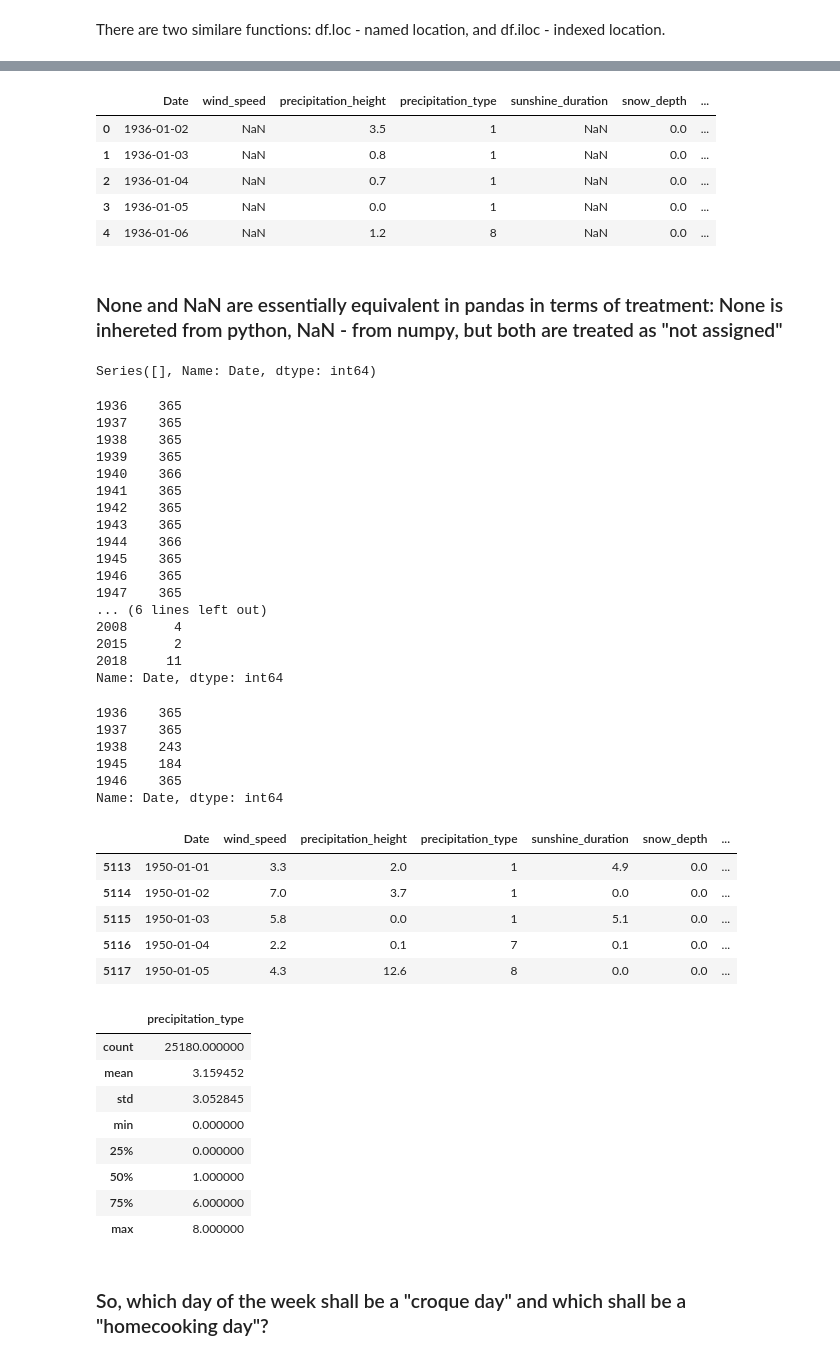
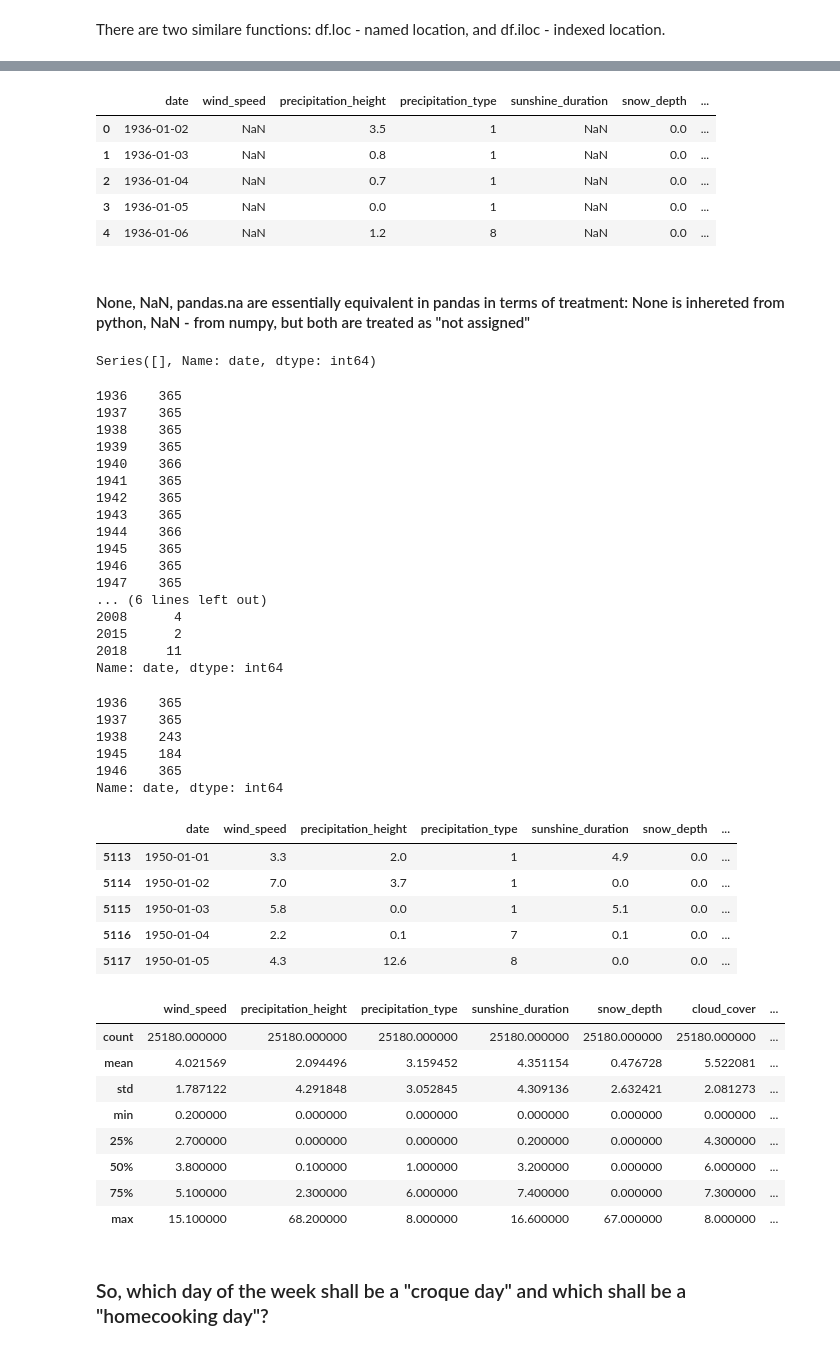
Before and after one commit to kahovka/DataProcessingPandas, a Jupyter notebook: DE_Weather_HH.ipynb, the cells around one changed output, grey strips where cells are left out. Drawn from its saved outputs; the diff is of its cells as text; code cells hidden in the pictures.

```diff
--- a/DE_Weather_HH.ipynb
+++ b/DE_Weather_HH.ipynb
@@ -7,6 +25,6 @@ import numpy as np
 # %%
 data = pd.read_csv('./data/produkt_klima_tag_19360101_20181231_01975.txt', sep=';', header = 1, index_col = False,
-                  names = ['Station_ID', 'Date', 'QC_34', 'wind_gusts', 'wind_speed', 'QC_next',
+                  names = ['Station_ID', 'date', 'QC_34', 'wind_gusts', 'wind_speed', 'QC_next',
                            'precipitation_height', 'precipitation_type', 'sunshine_duration', 'snow_depth',
                            'cloud_cover', 'vapour_pressure', 'atm_pressure', 'temp_mean', 'rh', 'temp_max',
                            'temp_min', 'temp_min_ground', 'eor'])
@@ -109,4 +151,4 @@ Name: Date, dtype: object
 # %%
-data['Date'] = data['Date'].apply(lambda x :datetime.strptime(str(x), '%Y%m%d').date())
+data['date'] = data['date'].apply(lambda x :datetime.strptime(str(x), '%Y%m%d').date())
 data.head()
 # %% [output]
@@ -176,20 +223,20 @@ memory usage: 2.8+ MB
 # %%
 data.head()
 # %% [output]
-|  | Date | wind_speed | precipitation_height | precipitation_type | sunshine_duration | snow_depth | ... |
+|  | date | wind_speed | precipitation_height | precipitation_type | sunshine_duration | snow_depth | ... |
 | 0 | 1936-01-02 | NaN | 3.5 | 1 | NaN | 0.0 | ... |
 | 1 | 1936-01-03 | NaN | 0.8 | 1 | NaN | 0.0 | ... |
 | 2 | 1936-01-04 | NaN | 0.7 | 1 | NaN | 0.0 | ... |
 | 3 | 1936-01-05 | NaN | 0.0 | 1 | NaN | 0.0 | ... |
 | 4 | 1936-01-06 | NaN | 1.2 | 8 | NaN | 0.0 | ... |
 # %% [markdown]
-### None and NaN are essentially equivalent in pandas in terms of treatment: None is inhereted from python, NaN - from numpy, but both are treated as "not assigned"
+#### None, NaN, pandas.na are essentially equivalent in pandas in terms of treatment: None is inhereted from python, NaN - from numpy, but both are treated as "not assigned"
 # %%
-data[data.wind_speed == None]['Date'].apply(lambda x: x.year).value_counts().sort_index() #try on data_temp
+data[data.wind_speed == None]['date'].apply(lambda x: x.year).value_counts().sort_index() #try on data_temp
 # %% [output]
-Series([], Name: Date, dtype: int64)
+Series([], Name: date, dtype: int64)
 # %%
-data[data.wind_speed.isna()]['Date'].apply(lambda x: x.year).value_counts().sort_index()
+data[data.wind_speed.isna()]['date'].apply(lambda x: x.year).value_counts().sort_index()
 # %% [output]
 1936    365
 1937    365
@@ -207,38 +254,38 @@ data[data.wind_speed.isna()]['Date'].apply(lambda x: x.year).value_counts().sort
 2008      4
 2015      2
 2018     11
-Name: Date, dtype: int64
+Name: date, dtype: int64
 # %%
-data[data.sunshine_duration.isna()]['Date'].apply(lambda x: x.year).value_counts().sort_index()
+data[data.sunshine_duration.isna()]['date'].apply(lambda x: x.year).value_counts().sort_index()
 # %% [output]
 1936    365
 1937    365
 1938    243
 1945    184
 1946    365
-Name: Date, dtype: int64
+Name: date, dtype: int64
 # %%
 data = data.dropna()
 data.head()
 # %% [output]
-|  | Date | wind_speed | precipitation_height | precipitation_type | sunshine_duration | snow_depth | ... |
+|  | date | wind_speed | precipitation_height | precipitation_type | sunshine_duration | snow_depth | ... |
 | 5113 | 1950-01-01 | 3.3 | 2.0 | 1 | 4.9 | 0.0 | ... |
 | 5114 | 1950-01-02 | 7.0 | 3.7 | 1 | 0.0 | 0.0 | ... |
 | 5115 | 1950-01-03 | 5.8 | 0.0 | 1 | 5.1 | 0.0 | ... |
 | 5116 | 1950-01-04 | 2.2 | 0.1 | 7 | 0.1 | 0.0 | ... |
 | 5117 | 1950-01-05 | 4.3 | 12.6 | 8 | 0.0 | 0.0 | ... |
 # %%
-data.describe(include = ['int64'])
+data.describe(include = ['int64', 'float64'])
 # %% [output]
-|  | precipitation_type |
-| count | 25180.000000 |
-| mean | 3.159452 |
-| std | 3.052845 |
-| min | 0.000000 |
-| 25% | 0.000000 |
-| 50% | 1.000000 |
-| 75% | 6.000000 |
-| max | 8.000000 |
+|  | wind_speed | precipitation_height | precipitation_type | sunshine_duration | snow_depth | cloud_cover | ... |
+| count | 25180.000000 | 25180.000000 | 25180.000000 | 25180.000000 | 25180.000000 | 25180.000000 | ... |
+| mean | 4.021569 | 2.094496 | 3.159452 | 4.351154 | 0.476728 | 5.522081 | ... |
+| std | 1.787122 | 4.291848 | 3.052845 | 4.309136 | 2.632421 | 2.081273 | ... |
+| min | 0.200000 | 0.000000 | 0.000000 | 0.000000 | 0.000000 | 0.000000 | ... |
+| 25% | 2.700000 | 0.000000 | 0.000000 | 0.200000 | 0.000000 | 4.300000 | ... |
+| 50% | 3.800000 | 0.100000 | 1.000000 | 3.200000 | 0.000000 | 6.000000 | ... |
+| 75% | 5.100000 | 2.300000 | 6.000000 | 7.400000 | 0.000000 | 7.300000 | ... |
+| max | 15.100000 | 68.200000 | 8.000000 | 16.600000 | 67.000000 | 8.000000 | ... |
 # %% [markdown]
 ### So, which day of the week shall be a "croque day" and which shall be  a "homecooking day"?
 # %%
```
Also changed, not shown: parts of 36 cells of this notebook, 1 other file.
